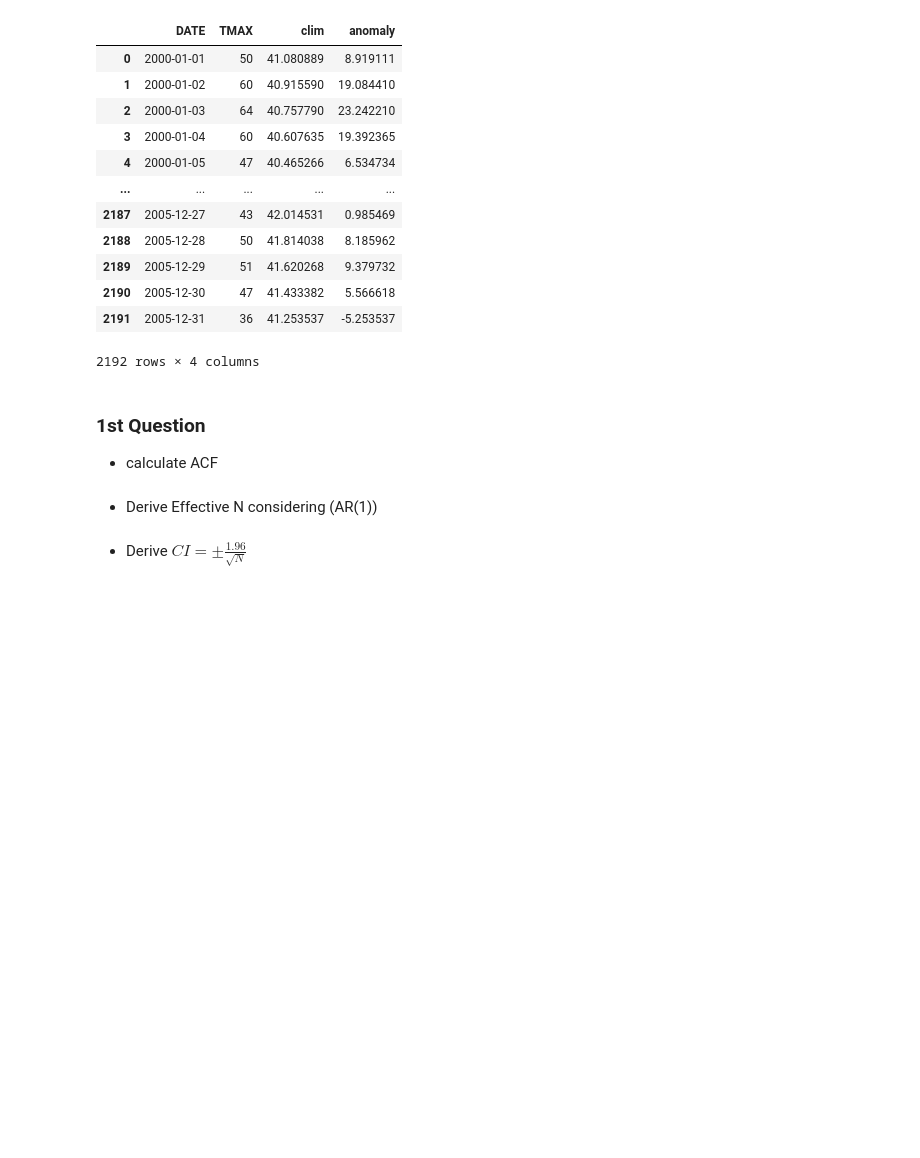
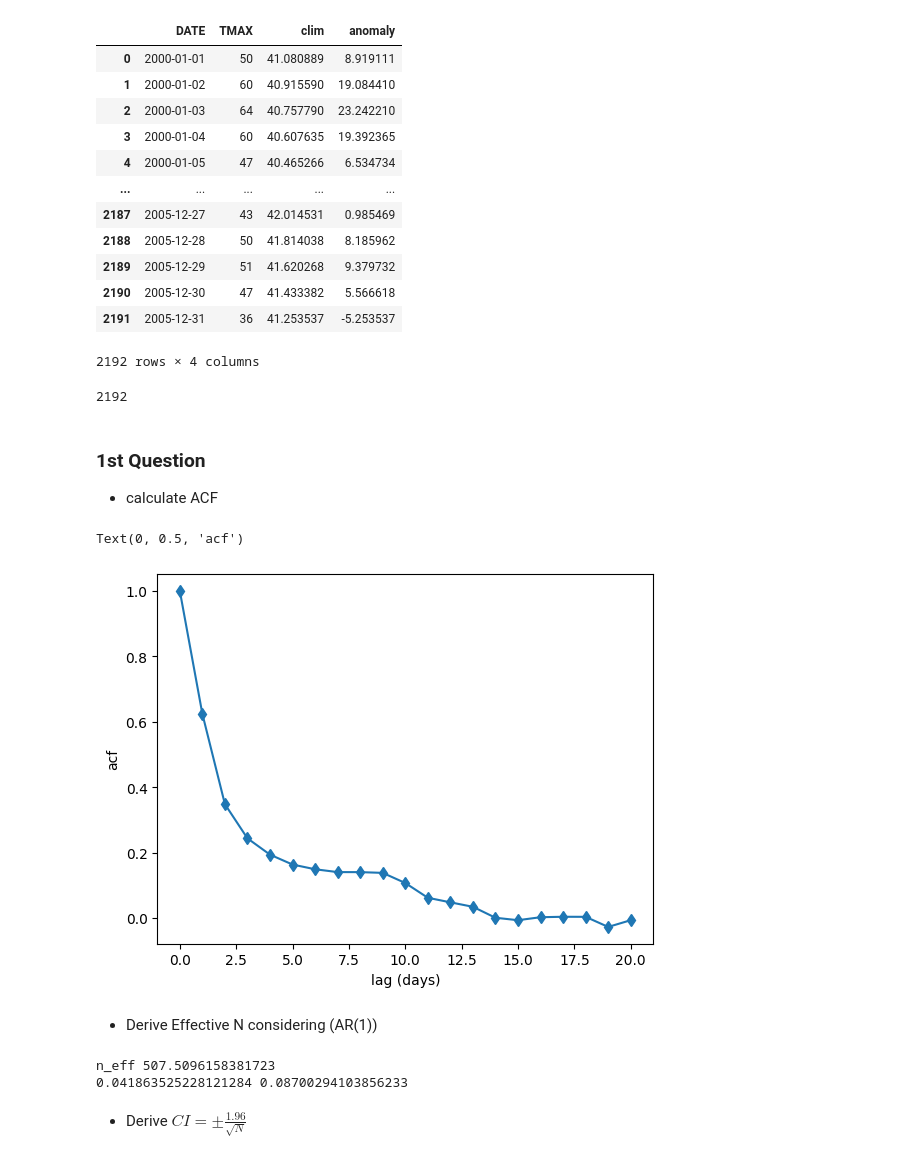
Before and after one commit to cl3225/CLMTG-5060, a Jupyter notebook: Lecture05_example.ipynb, the cells around one changed output. Saved outputs shown, nothing was run; the diff lists cells and outputs as text; code cells hidden in the pictures; blank space fills up the shorter version.

```diff
--- a/Lecture05_example.ipynb
+++ b/Lecture05_example.ipynb
@@ -209,10 +209,37 @@ df
 | 2190 | 2005-12-30 | 47 | 41.433382 | 5.566618 |
 | 2191 | 2005-12-31 | 36 | 41.253537 | -5.253537 |
 2192 rows × 4 columns
+# %%
+anomaly = df['anomaly'].values
+n = len(anomaly)
+print(n)
+# %% [output]
+2192
 # %% [markdown]
 ### 1st Question
 - calculate ACF
+# %%
+max_lag = 20
+rho = stattools.acf(anomaly, nlags=max_lag, adjusted=False)
+plt.plot(np.arange(max_lag+1),rho,'d-') # autocovariance
+plt.xlabel('lag (days)')
+plt.ylabel('acf')
+# %% [output]
+Text(0, 0.5, 'acf')
+[figure, added]
 # %% [markdown]
 - Derive Effective N considering (AR(1))
+# %%
+# Naive CI: based on raw N
+ci_naive = 1.96 / np.sqrt(n)
+
+# Effective-N CI: n_eff from lag-1 autocorrelation (AR(1)-style closed form)
+n_eff = n * (1 - rho[1]) / (1 + rho[1])
+ci_neff = 1.96 / np.sqrt(n_eff)
+print('n_eff',n_eff)
+print(ci_naive, ci_neff)
+# %% [output]
+n_eff 507.5096158381723
+0.041863525228121284 0.08700294103856233
 # %% [markdown]
 - Derive $CI = \pm \frac{1.96}{\sqrt{N}}$
```
Also changed, not shown: parts of 4 cells of this notebook.
